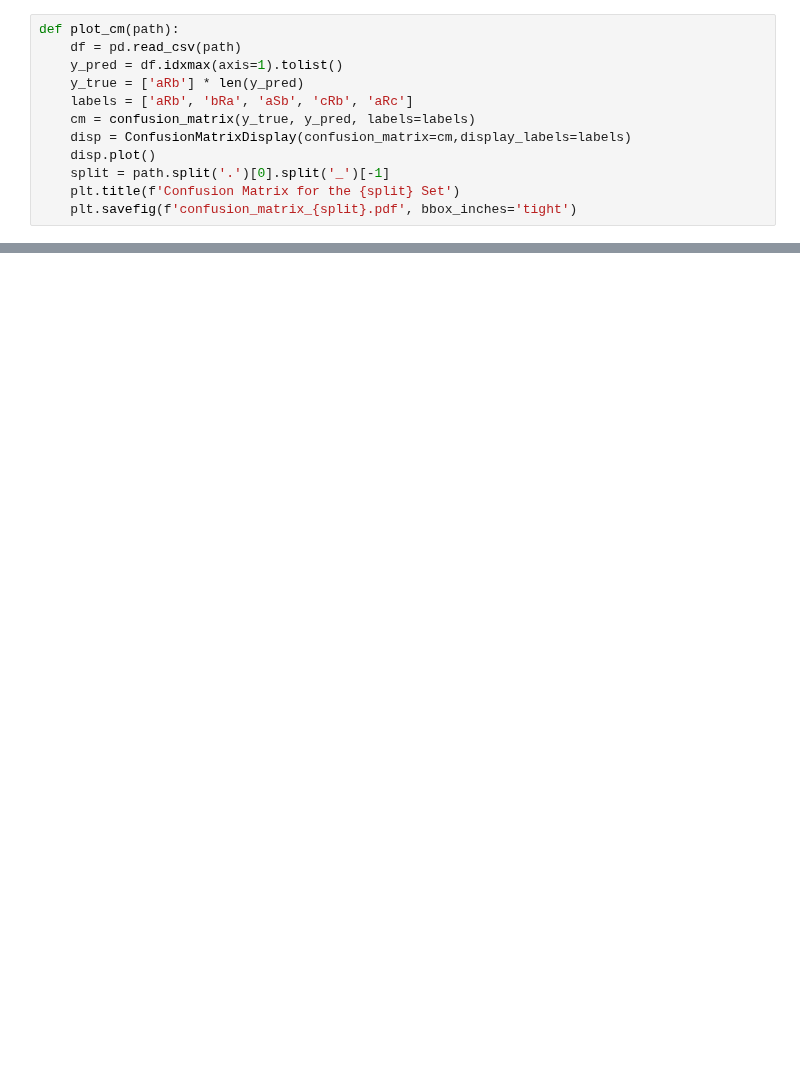
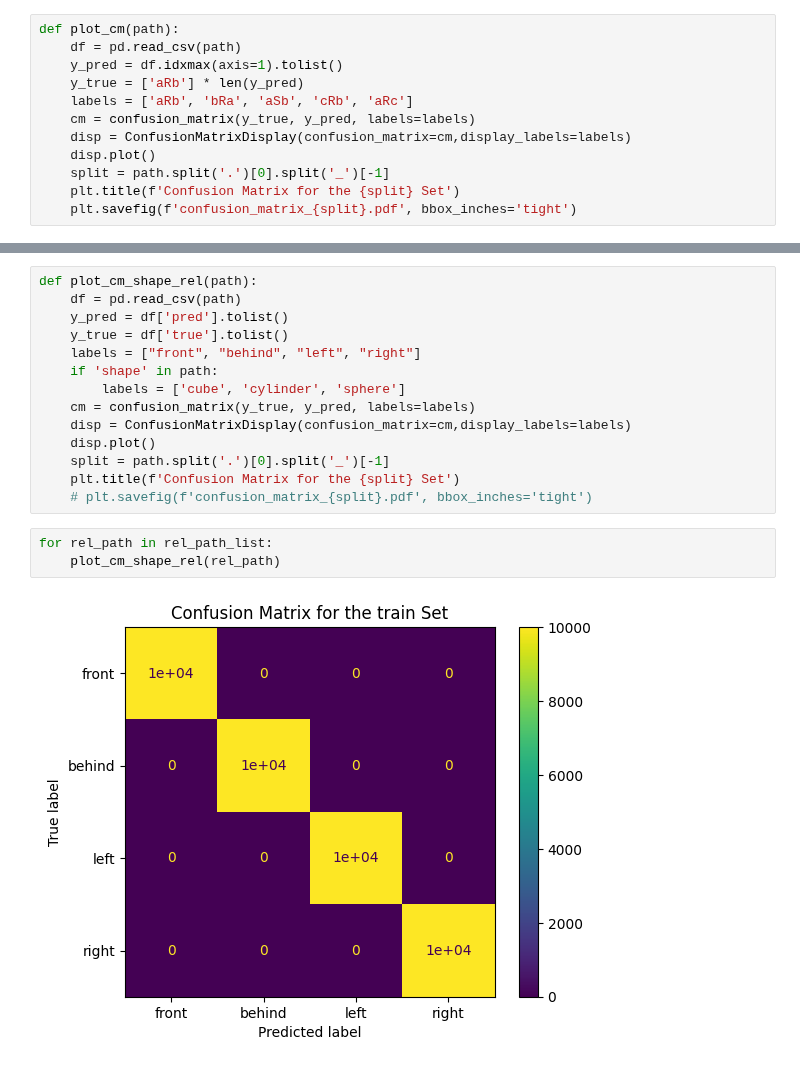
Before and after one commit to karry-z/clip-binding, a Jupyter notebook: confusion_matrix.ipynb, the cells around one changed output, grey strips where cells are left out. Drawn from its saved outputs; the diff is of its cells as text; blank space fills up the shorter version.

```diff
--- a/confusion_matrix.ipynb
+++ b/confusion_matrix.ipynb
@@ -26 +29,20 @@ for path in path_list:
 [figure]
+# %%
+def plot_cm_shape_rel(path):
+    df = pd.read_csv(path)
+    y_pred = df['pred'].tolist()
+    y_true = df['true'].tolist()
+    labels = ["front", "behind", "left", "right"]
+    if 'shape' in path:
+        labels = ['cube', 'cylinder', 'sphere']
+    cm = confusion_matrix(y_true, y_pred, labels=labels)
+    disp = ConfusionMatrixDisplay(confusion_matrix=cm,display_labels=labels)
+    disp.plot()
+    split = path.split('.')[0].split('_')[-1]
+    plt.title(f'Confusion Matrix for the {split} Set')
+    # plt.savefig(f'confusion_matrix_{split}.pdf', bbox_inches='tight')
+# %%
+for rel_path in rel_path_list:
+    plot_cm_shape_rel(rel_path)
+# %% [output]
+[figure, added]
```
Also changed, not shown: parts of 6 cells of this notebook, 1 other file.
